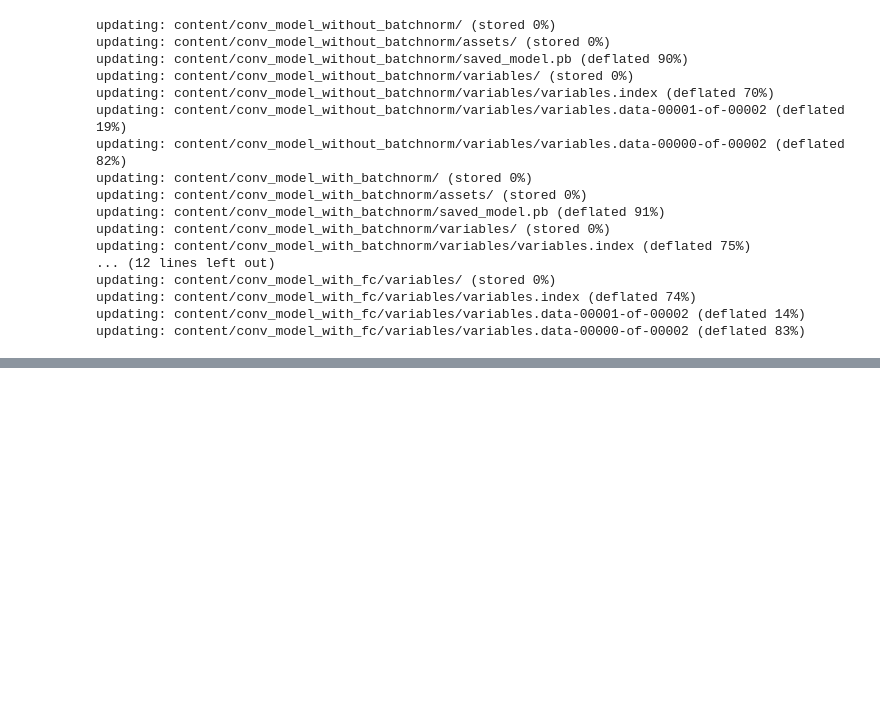
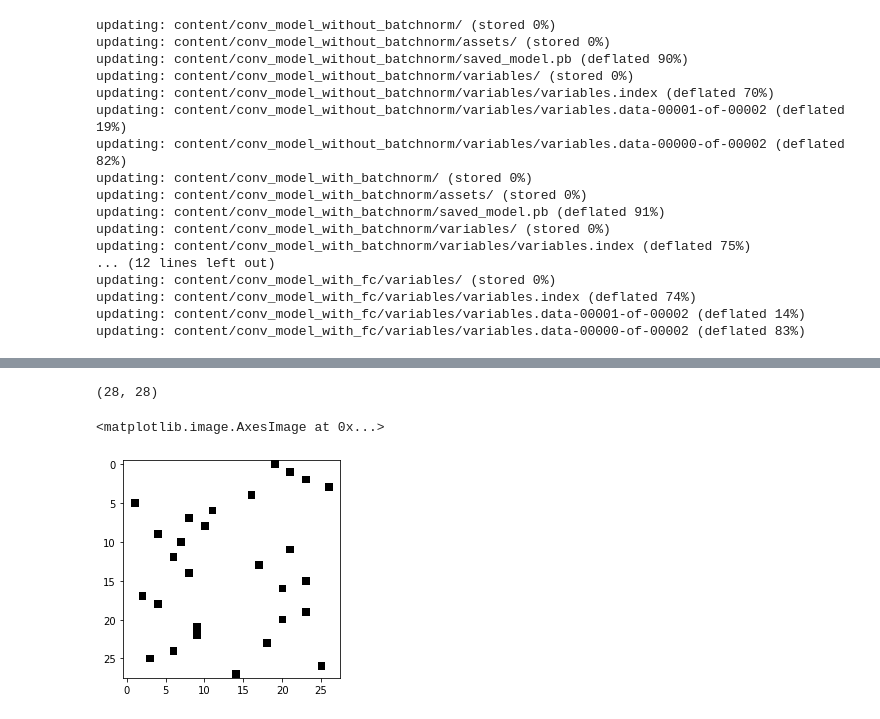
Before and after one commit to surajsrivathsa/ovgu_deeplearning, a Jupyter notebook: Assignment_8_Autoencoders.ipynb, the cells around one changed output, grey strips where cells are left out. Cells and saved outputs as stored; diff of their text form; code cells hidden in the pictures; blank space fills up the shorter version.

```diff
--- a/Assignment_8_Autoencoders.ipynb
+++ b/Assignment_8_Autoencoders.ipynb
@@ -2612,0 +1115,24 @@ print (“Test Accuracy = “ + str(preds[1]))
+# %%
+encoder_img = np.reshape(first_layer_encoder_weights[:,0], newshape=(28, 28))
+decoder_img = np.reshape(last_layer_decoder_weights[0,:], newshape=(28, 28))
+# %%
+def maskMatrix(inp_tensor):
+  max_indices = tf.TensorArray(tf.dtypes.int64, 0, True)
+  #values, indices = tf.math.top_k(inp_tensor, k=2, sorted=True)
+  for x, i in enumerate(tf.math.argmax(inp_tensor, axis= 1).numpy()):
+    max_indices = max_indices.write(x, [x,i])
+  values = tf.ones(inp_tensor.shape[0], tf.dtypes.int64)
+  return tf.sparse.to_dense(tf.sparse.SparseTensor(max_indices.stack(), values, inp_tensor.shape))
+# %%
+encoder_img_tnsr = tf.convert_to_tensor(encoder_img, dtype=tf.dtypes.float32)
+#arg_max_encoder = tf.math.top_k(encoder_img_tnsr, k=2, sorted=True, name=None)
+arg_max_mask_encoder = maskMatrix(encoder_img_tnsr).numpy()
+# %%
+np.shape(arg_max_mask_encoder)
+# %% [output]
+(28, 28)
+# %%
+plt.imshow(arg_max_mask_encoder, cmap=plt.cm.binary)
+# %% [output]
+<matplotlib.image.AxesImage at 0x...>
+[figure, added]
```
Also changed, not shown: parts of 180 cells of this notebook.
